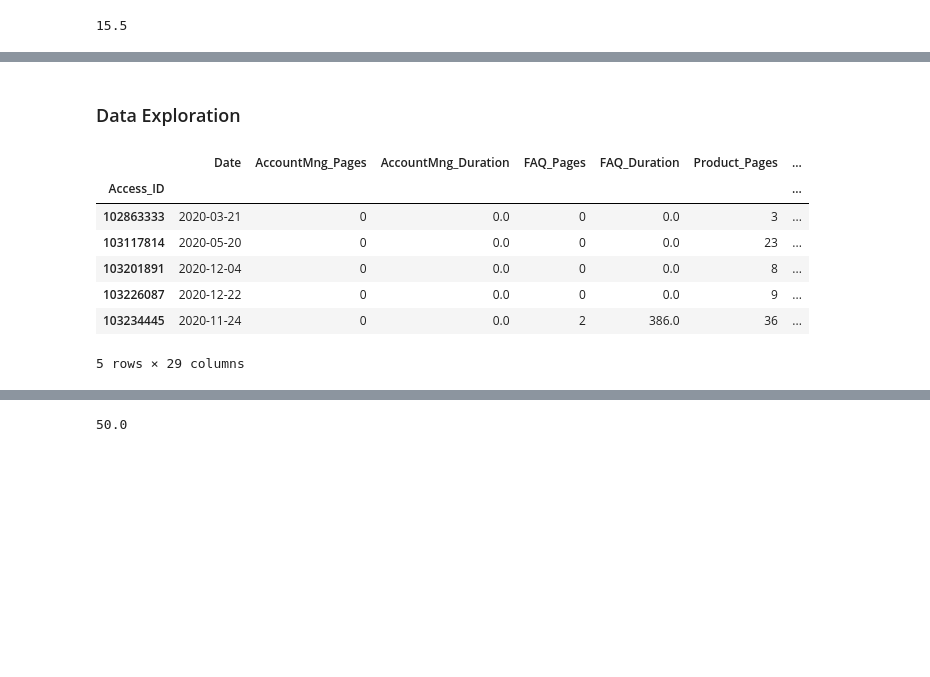
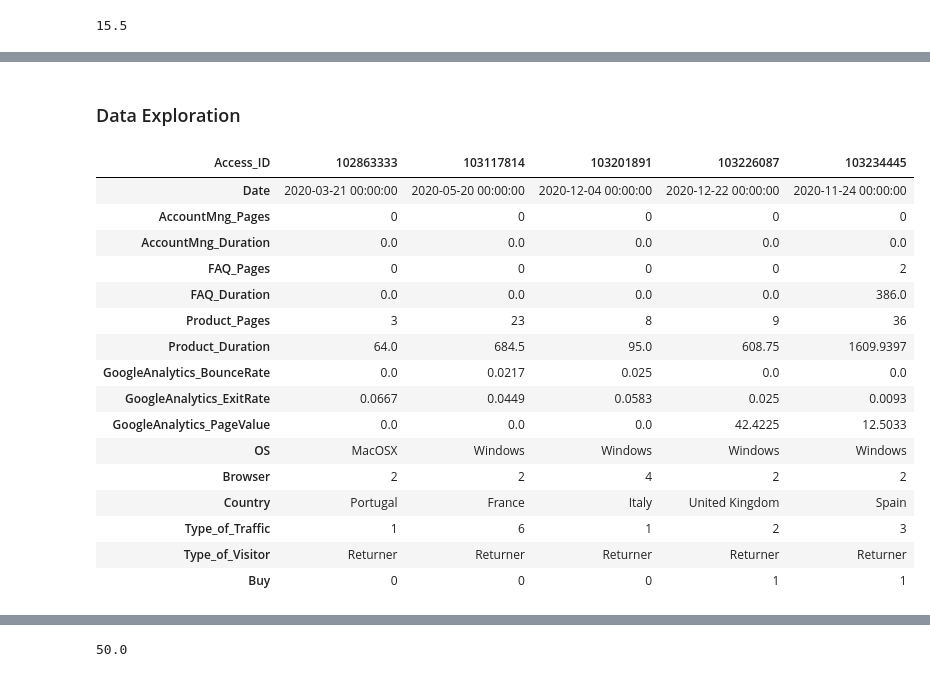
Before and after one commit to miguelince/propensity-to-buy, a Jupyter notebook: code/training_code.ipynb, the cells around one changed output, grey strips where cells are left out. Saved outputs shown, nothing was run; the diff lists cells and outputs as text; code cells hidden in the pictures; blank space fills up the shorter version.

```diff
--- a/code/training_code.ipynb
+++ b/code/training_code.ipynb
@@ -65,6 +65,6 @@ from sklearn.neural_network import MLPClassifier
 from sklearn import metrics
 # %%
 # importing datasets
-# df_train = pd.read_csv('../data/train.csv')
+df_train = pd.read_csv('../data/train.csv')
 df_test = pd.read_csv('../data/test.csv')
 sub_smp = pd.read_csv('../data/sample_submission.csv')
@@ -111,3 +73,0 @@ df_train.duplicated().sum()
-# %%
-# remove duplicates
-df_train.drop_duplicates(keep='first', inplace=True)
@@ -147,35 +100,7 @@ Data columns (total 16 columns):
 dtypes: datetime64[ns](1), float64(6), int64(6), object(3)
 memory usage: 1.3+ MB
-# %%
-# get details from the date
-df_train['Month_Access'] = df_train.Date.apply(lambda x: x.month)
-df_train['Day_Access'] = df_train.Date.apply(lambda x: x.day)
-df_train['WDay_Access'] = df_train.Date.apply(lambda x: x.weekday()) ## monday is 0
-# %%
-# calculate new variables
-
-# total number of pages visited and total durantion of visits
-df_train['Total_Pages'] = df_train['AccountMng_Pages']+df_train['FAQ_Pages']+df_train['Product_Pages']
-df_train['Total_Duration'] = df_train['AccountMng_Duration']+df_train['FAQ_Duration']+df_train['Product_Duration']
-
-# proportion of visits by each pages and duration
-df_train['Prop_AccountMng_Pages'] = df_train['AccountMng_Pages']/df_train['Total_Pages']
-df_train['Prop_FAQ_Pages'] = df_train['FAQ_Pages']/df_train['Total_Pages']
-df_train['Prop_Product_Pages'] = df_train['Product_Pages']/df_train['Total_Pages']
-
-df_train['Prop_AccountMng_Duration'] = df_train['AccountMng_Duration']/df_train['Total_Duration']
-df_train['Prop_FAQ_Duration'] = df_train['FAQ_Duration']/df_train['Total_Duration']
-df_train['Prop_Product_Duration'] = df_train['Product_Duration']/df_train['Total_Duration']
-
-# averages times spent in each page
-df_train['Avg_AccountMng_Duration'] = df_train['AccountMng_Duration']/df_train['AccountMng_Pages']
-df_train['Avg_AccountMng_Duration'] = df_train['FAQ_Duration']/df_train['FAQ_Pages']
-df_train['Avg_AccountMng_Duration'] = df_train['Product_Duration']/df_train['Product_Pages']
-
-# total average
-df_train['Avg_Duration'] = df_train['Total_Duration']/df_train['Total_Pages']
-# %% [markdown]
-### Data Exploration
+# %% [markdown]
+### Data Exploration
 # %%
 
 ## distribution of categorical variables
@@ -202,16 +127,25 @@ df_train['Avg_Duration'] = df_train['Total_Duration']/df_train['Total_Pages']
 #     ax.set_title(feat, y=-0.15)
 # plt.show()
 # %%
-df_train.head()
+df_train.head().T
 # %% [output]
-|  | Date | AccountMng_Pages | AccountMng_Duration | FAQ_Pages | FAQ_Duration | Product_Pages | ... |
-| Access_ID |  |  |  |  |  |  | ... |
-| 102863333 | 2020-03-21 | 0 | 0.0 | 0 | 0.0 | 3 | ... |
-| 103117814 | 2020-05-20 | 0 | 0.0 | 0 | 0.0 | 23 | ... |
-| 103201891 | 2020-12-04 | 0 | 0.0 | 0 | 0.0 | 8 | ... |
-| 103226087 | 2020-12-22 | 0 | 0.0 | 0 | 0.0 | 9 | ... |
-| 103234445 | 2020-11-24 | 0 | 0.0 | 2 | 386.0 | 36 | ... |
+| Access_ID | 102863333 | 103117814 | 103201891 | 103226087 | 103234445 |
+| Date | 2020-03-21 00:00:00 | 2020-05-20 00:00:00 | 2020-12-04 00:00:00 | 2020-12-22 00:00:00 | 2020-11-24 00:00:00 |
+| AccountMng_Pages | 0 | 0 | 0 | 0 | 0 |
+| AccountMng_Duration | 0.0 | 0.0 | 0.0 | 0.0 | 0.0 |
+| FAQ_Pages | 0 | 0 | 0 | 0 | 2 |
+| FAQ_Duration | 0.0 | 0.0 | 0.0 | 0.0 | 386.0 |
+| Product_Pages | 3 | 23 | 8 | 9 | 36 |
+| Product_Duration | 64.0 | 684.5 | 95.0 | 608.75 | 1609.9397 |
+| GoogleAnalytics_BounceRate | 0.0 | 0.0217 | 0.025 | 0.0 | 0.0 |
+| GoogleAnalytics_ExitRate | 0.0667 | 0.0449 | 0.0583 | 0.025 | 0.0093 |
+| GoogleAnalytics_PageValue | 0.0 | 0.0 | 0.0 | 42.4225 | 12.5033 |
+| OS | MacOSX | Windows | Windows | Windows | Windows |
+| Browser | 2 | 2 | 4 | 2 | 2 |
+| Country | Portugal | France | Italy | United Kingdom | Spain |
+| Type_of_Traffic | 1 | 6 | 1 | 2 | 3 |
+| Type_of_Visitor | Returner | Returner | Returner | Returner | Returner |
+| Buy | 0 | 0 | 0 | 1 | 1 |
-5 rows × 29 columns
 # %%
 df_train.describe().T
 # %% [output]
```
Also changed, not shown: parts of 92 cells of this notebook, 30 other files.
